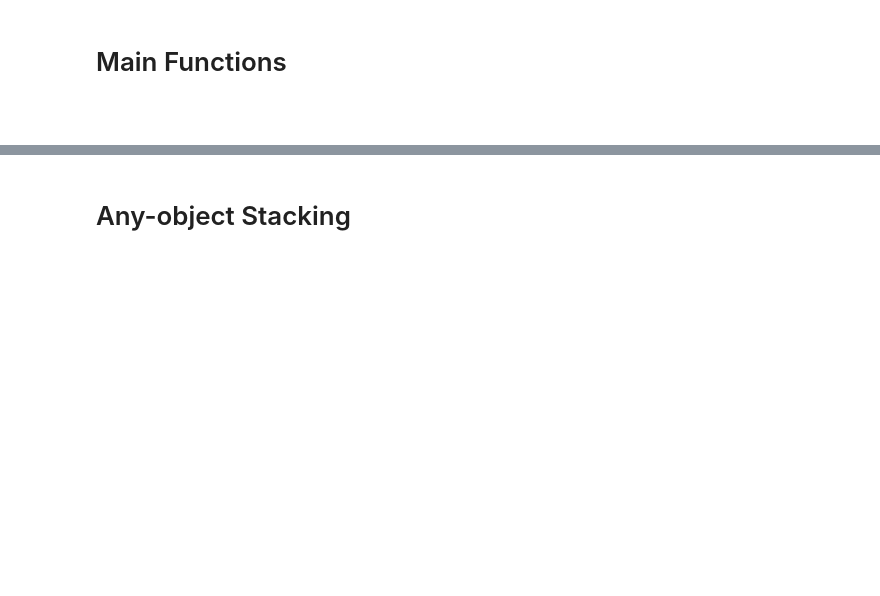
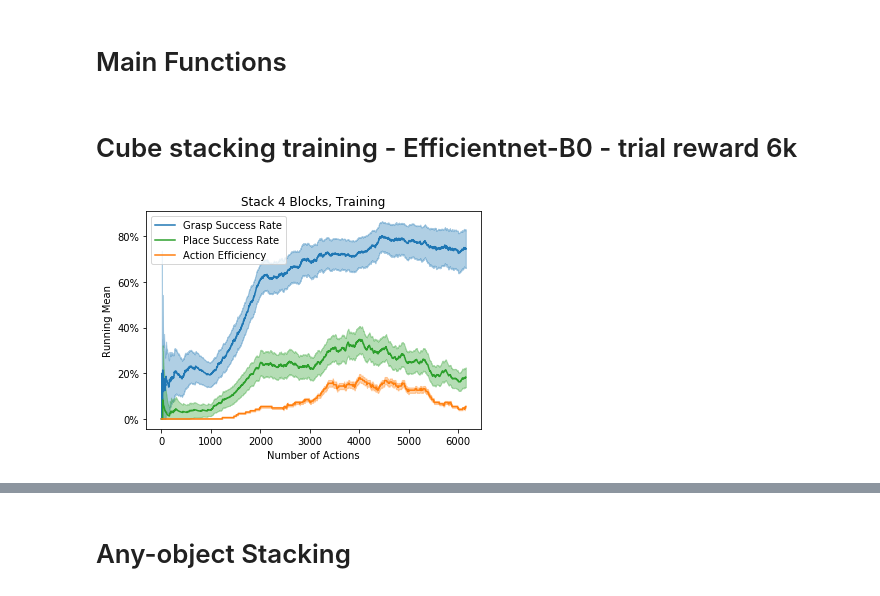
Before and after one commit to jhu-lcsr/good_robot, a Jupyter notebook: plot_success_rate/calculate_successes.ipynb, the cells around one changed output, grey strips where cells are left out. Cells and saved outputs as stored; diff of their text form; code cells hidden in the pictures; blank space fills up the shorter version.

```diff
--- a/plot_success_rate/calculate_successes.ipynb
+++ b/plot_success_rate/calculate_successes.ipynb
@@ -184,2 +184,10 @@ def plot_it(log_dir, title, window=1000, colors=['tab:blue', 'tab:green', 'tab:o
-# %% [markdown]
-#
+# %% [markdown]
+# Cube stacking training - Efficientnet-B0 - trial reward 6k
+# %%
+window = 1000
+max_iter = None
+log_dir = '../logs/2019-09-14.20:11:33-cube-stacking-training-trial-reward-6k'
+title = 'Stack 4 Blocks, Training'
+plot_it(log_dir, title, window=window, max_iter=max_iter, place=True)
+# %% [output]
+[figure, added]
```
Also changed, not shown: parts of 10 cells of this notebook.
